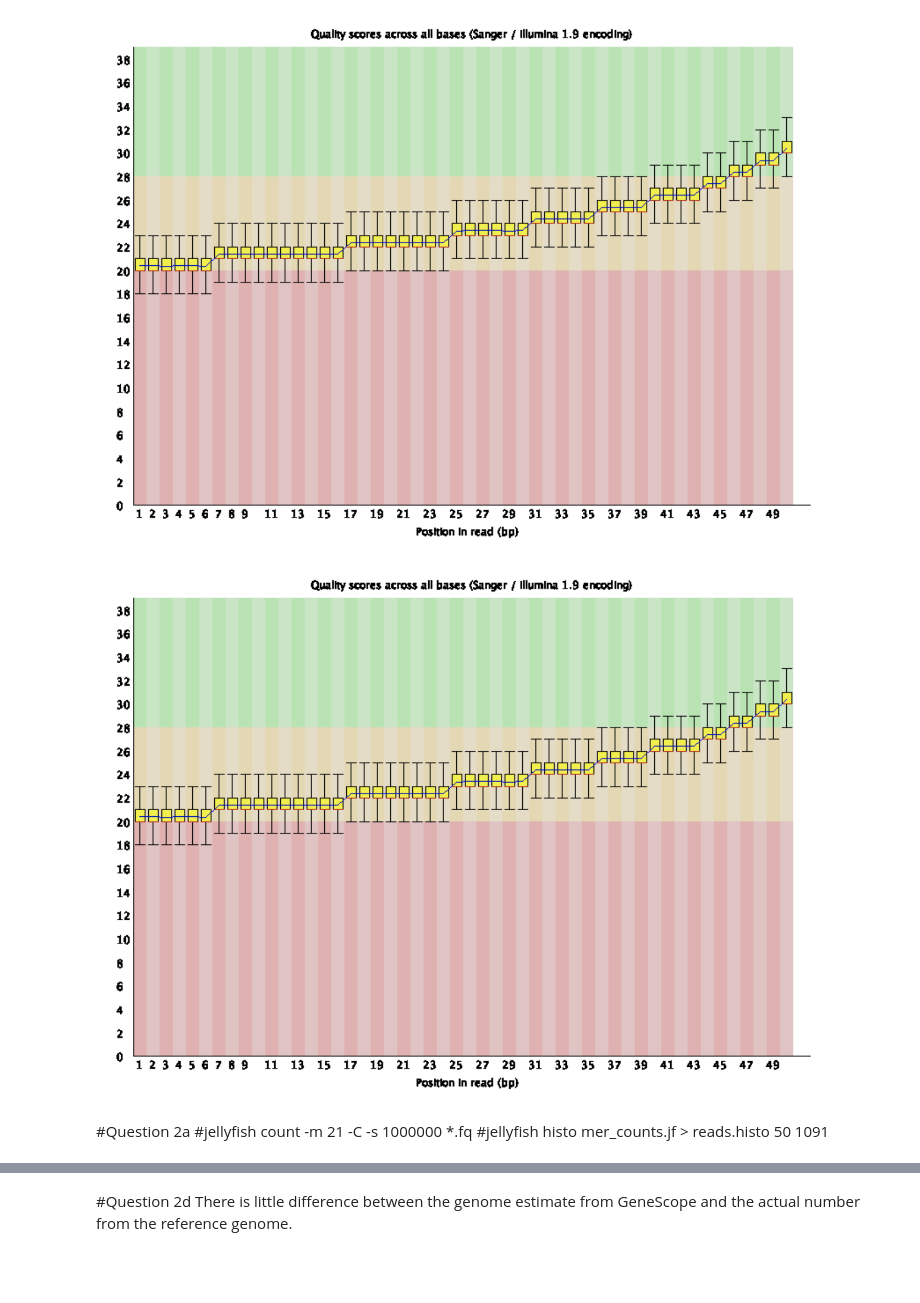
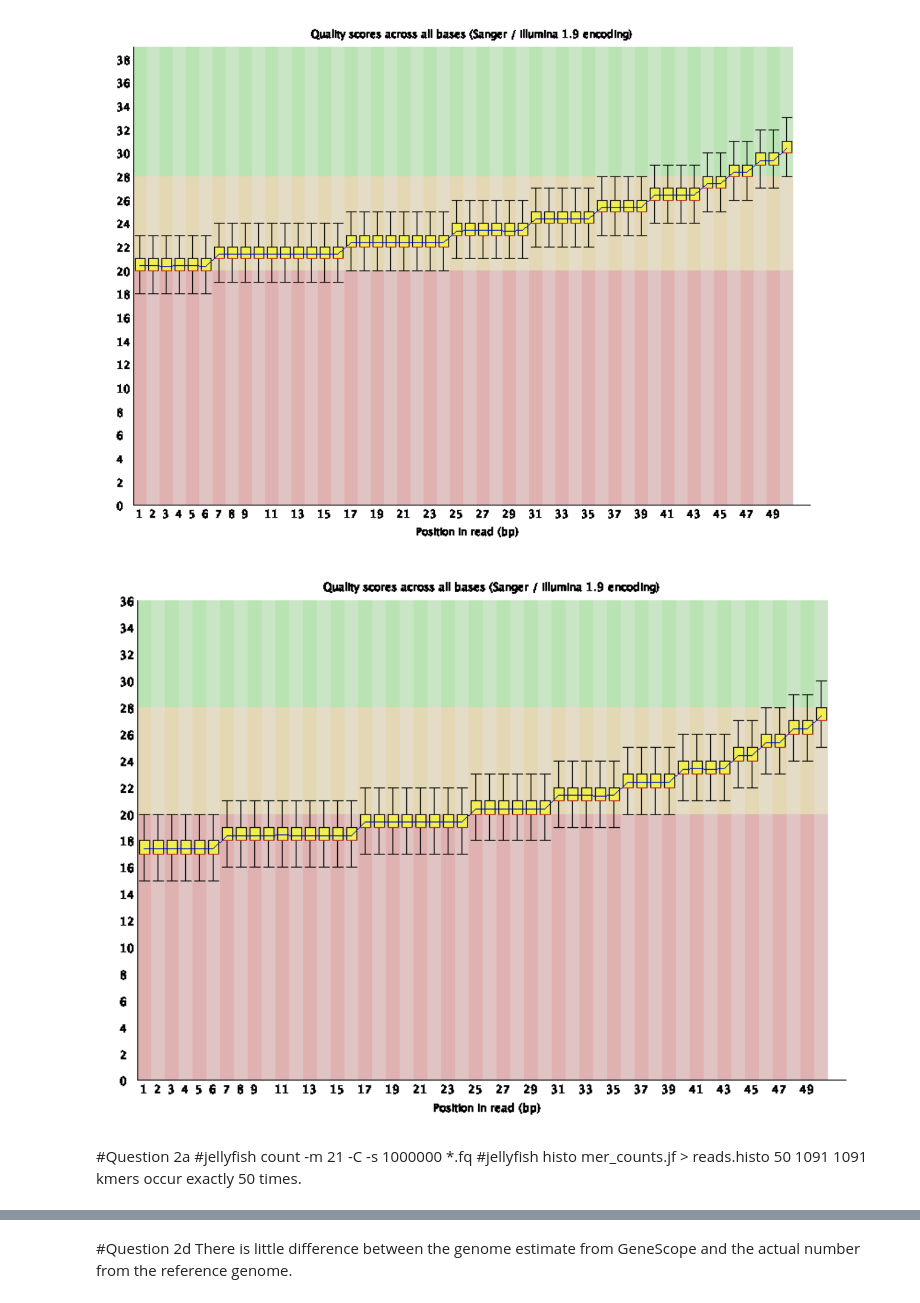
Before and after one commit to vmorri12/qbb2020-answers, a Jupyter notebook: quantbio/week1/week1homework.ipynb, the cells around one changed output, grey strips where cells are left out. Drawn from its saved outputs; the diff is of its cells as text; code cells hidden in the pictures; blank space fills up the shorter version.

```diff
--- a/quantbio/week1/week1homework.ipynb
+++ b/quantbio/week1/week1homework.ipynb
@@ -34,15 +54,16 @@ Image(filename=img3)
 # %% [output]
 [figure]
 # %%
-img4 = '/Users/cmdb/Desktop/1djump2k.2.png'
-Image(filename=img3)
+img4 = Image.open('/Users/cmdb/Desktop/1djump2k.2.png')
+img4
 # %% [output]
-[figure, old version]
+[figure, new version]
 # %% [markdown]
 #Question 2a
 #jellyfish count -m 21 -C -s 1000000 *.fq
 #jellyfish histo mer_counts.jf > reads.histo
 50 1091
+1091 kmers  occur exactly 50 times.
 # %% [markdown]
 #Question 2b
 #jellyfish dump -c -t mer_counts.jf | sort -r -g -k 2 | head -n 10
```
Also changed, not shown: parts of 18 cells of this notebook.
